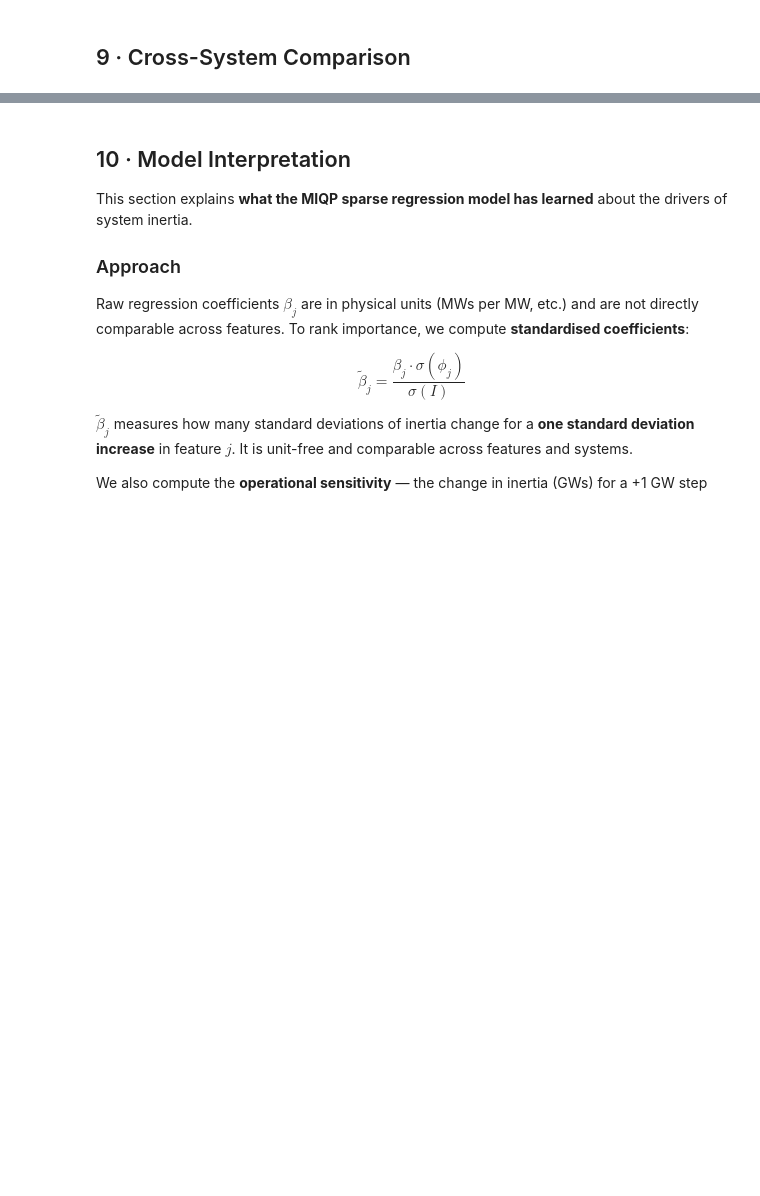
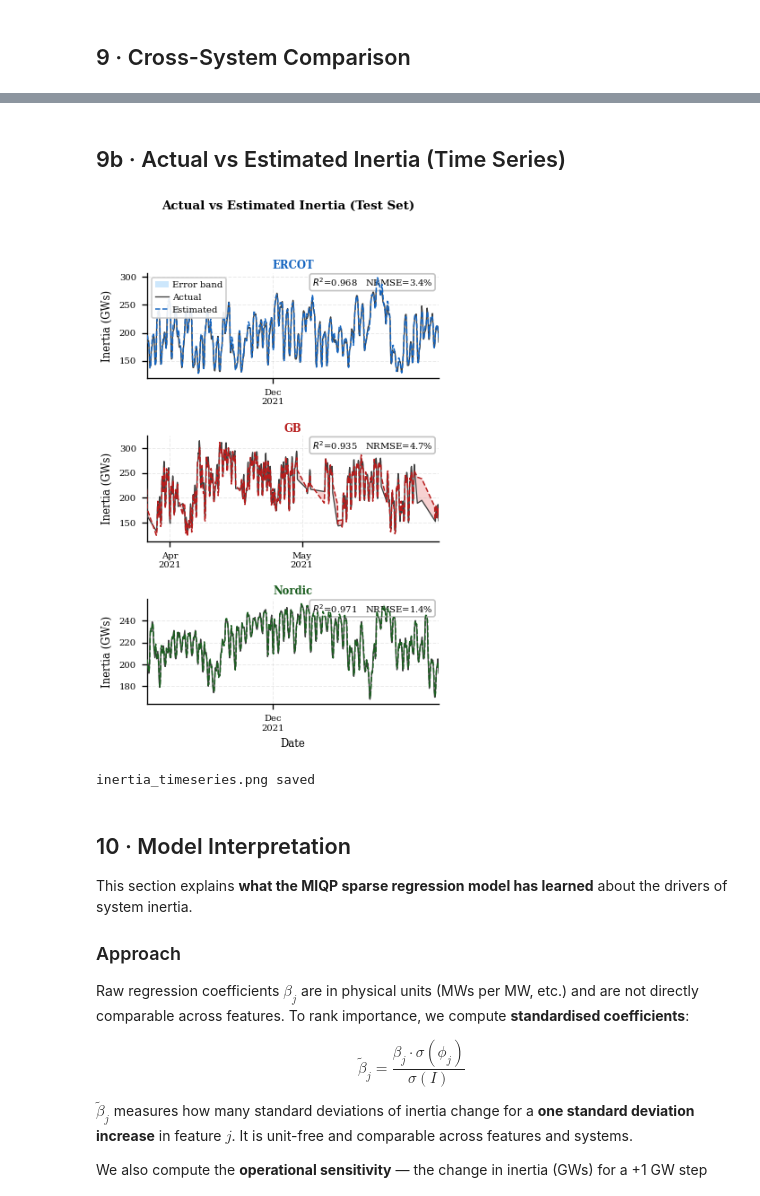
Before and after one commit to Alirezalm/inertia, a Jupyter notebook: main.ipynb, the cells around one changed output, grey strips where cells are left out. Drawn from its saved outputs; the diff is of its cells as text; code cells hidden in the pictures; blank space fills up the shorter version.

```diff
--- a/main.ipynb
+++ b/main.ipynb
@@ -586,3 +553,63 @@ Nordic Train   2       3.83      2.85     1.55      2.01  0.9855
+# %% [markdown]
+## 9b · Actual vs Estimated Inertia (Time Series)
+# %%
+# ── Actual vs Estimated Inertia — three-panel time series ────────────────────
+fig, axes = plt.subplots(3, 1, figsize=(3.5, 5.2),
+                         gridspec_kw={'hspace': 0.55})
+fig.suptitle('Actual vs Estimated Inertia (Test Set)',
+             fontsize=8, y=1.01, fontweight='bold')
+
+for ax, sname in zip(axes, ['ERCOT', 'GB', 'Nordic']):
+    sp      = splits[sname]
+    m_te    = all_metrics[sname]['test']
+    col     = PALETTE[sname]
+    col2    = PALETTE2[sname]
+
+    # Time index for test set
+    n_tr, n_val = sp['n_tr'], sp['n_val']
+    t_all       = pd.to_datetime(sp['time'])
+    t_te        = t_all[n_tr + n_val:]
+    I_te        = sp['I_te'] / 1e3        # GWs
+    I_hat_te    = m_te['I_hat'] / 1e3
+
+    # Thin the series for readability (keep every 3rd point for dense sets)
+    step = max(1, len(t_te) // 500)
+    t_s  = t_te[::step]
+    I_s  = I_te[::step]
+    Ih_s = I_hat_te[::step]
+
+    ax.fill_between(t_s, I_s, I_hat_te[::step],
+                    color=col2, alpha=0.45, linewidth=0, label='Error band')
+    ax.plot(t_s, I_s,  color='0.25',  lw=0.8,  label='Actual',    zorder=3)
+    ax.plot(t_s, Ih_s, color=col,     lw=0.9,  label='Estimated',
+            linestyle='--', zorder=4)
+
+    # Annotation box
+    ax.text(0.98, 0.97,
+            f'$R^2$={m_te["r2"]:.3f}   NRMSE={m_te["nrmse"]:.1f}%',
+            transform=ax.transAxes, fontsize=6, va='top', ha='right',
+            bbox=dict(boxstyle='round,pad=0.25', fc='white', ec='0.75', alpha=0.92))
+
+    ax.set_ylabel('Inertia (GWs)', fontsize=7)
+    ax.set_title(sname, fontsize=7, pad=3, color=col, fontweight='bold')
+    ax.tick_params(labelsize=6)
+    ax.xaxis.set_major_formatter(
+        plt.matplotlib.dates.DateFormatter('%b\n%Y'))
+    ax.xaxis.set_major_locator(
+        plt.matplotlib.dates.MonthLocator(interval=1))
+    ax.set_xlim(t_s[0], t_s[-1])
+
+    if ax is axes[0]:
+        ax.legend(fontsize=6, loc='upper left', framealpha=0.9,
+                  handlelength=1.5, handletextpad=0.4, borderpad=0.4)
+
+axes[-1].set_xlabel('Date', fontsize=7)
+plt.savefig(f'{DATA_DIR}/inertia_timeseries.png', dpi=300, bbox_inches='tight')
+plt.show()
+print('inertia_timeseries.png saved')
+# %% [output]
+[figure, added]
+inertia_timeseries.png saved
 # %% [markdown]
 ## 10 · Model Interpretation
 
```
Also changed, not shown: parts of 5 cells of this notebook.
